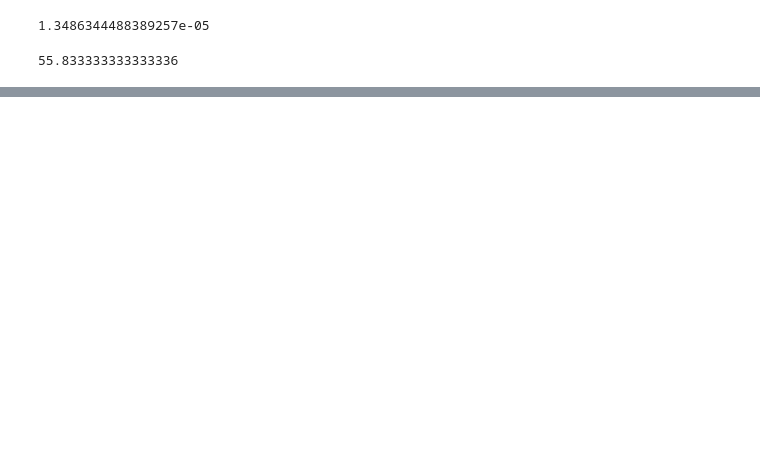
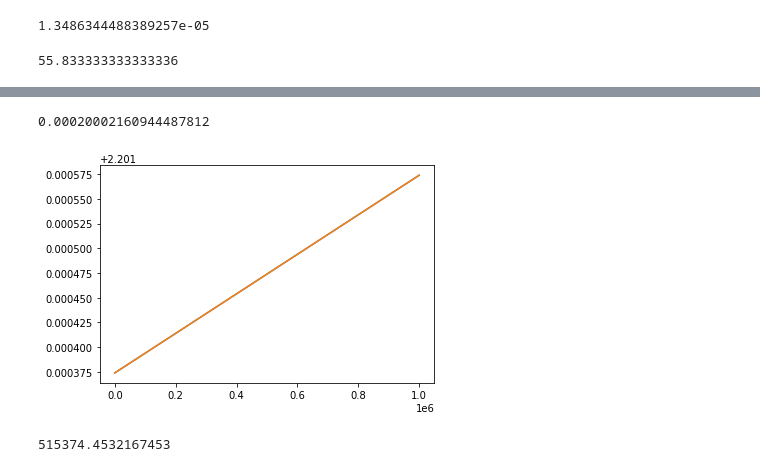
Before and after one commit to Rmelikyan/Flora_Family, a Jupyter notebook: notebooks/Modelling_yarko.ipynb, the cells around one changed output, grey strips where cells are left out. Saved outputs shown, nothing was run; the diff lists cells and outputs as text; code cells hidden in the pictures; blank space fills up the shorter version.

```diff
--- a/notebooks/Modelling_yarko.ipynb
+++ b/notebooks/Modelling_yarko.ipynb
@@ -146,0 +200,12 @@ e_myr
+# %%
+plt.plot(C_data['t'], C_data['a'])
+plt.plot([0, max(C_data['t'])], [C_data['a'][0], max(C_data['a'])])
+au_myr = abs(C_data['a'][0] - max(C_data['a']))
+au_myr
+# %% [output]
+0.00020002160944487812
+[figure, added]
+# %%
+sa[0].particles[1].P*.005
+# %% [output]
+515374.4532167453
```
Also changed, not shown: parts of 13 cells of this notebook, 34 other files.
